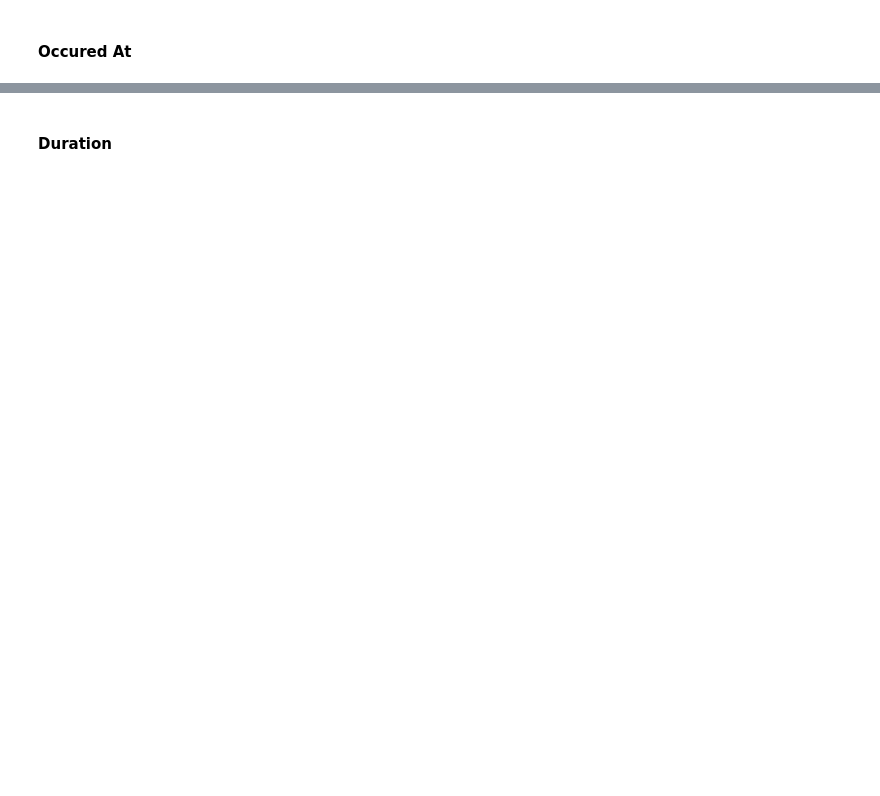
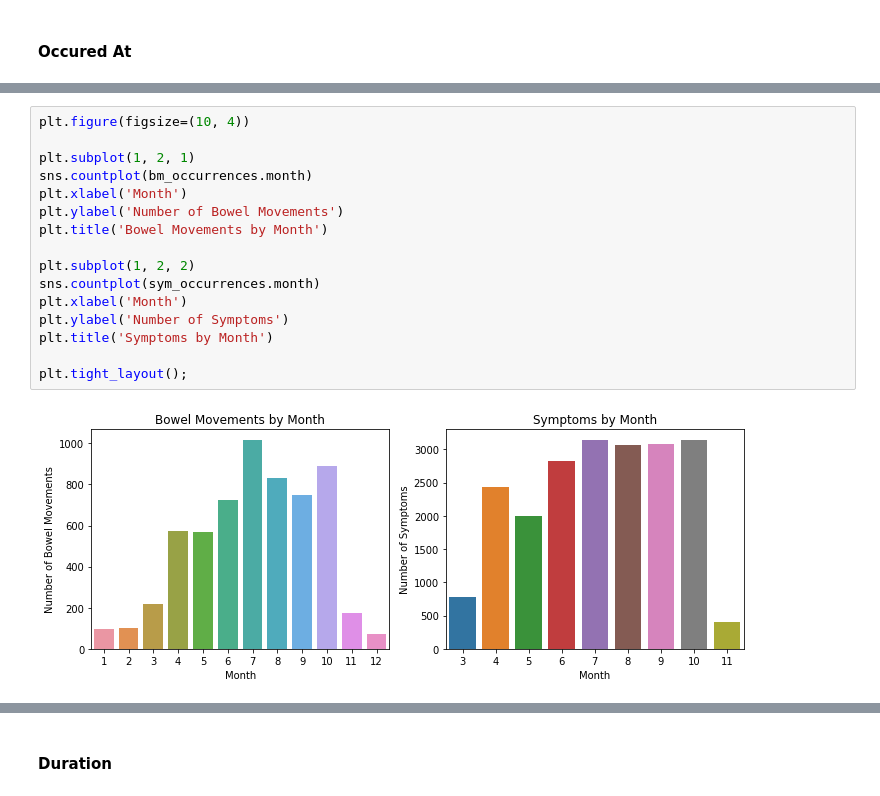
Before and after one commit to samdeverett/Dieta-User-Clustering, a Jupyter notebook: Summary.ipynb, the cells around one changed output, grey strips where cells are left out. Saved outputs shown, nothing was run; the diff lists cells and outputs as text; blank space fills up the shorter version.

```diff
--- a/Summary.ipynb
+++ b/Summary.ipynb
@@ -250,0 +291,18 @@ Bowel Movements:
+# %%
+plt.figure(figsize=(10, 4))
+
+plt.subplot(1, 2, 1)
+sns.countplot(bm_occurrences.month)
+plt.xlabel('Month')
+plt.ylabel('Number of Bowel Movements')
+plt.title('Bowel Movements by Month')
+
+plt.subplot(1, 2, 2)
+sns.countplot(sym_occurrences.month)
+plt.xlabel('Month')
+plt.ylabel('Number of Symptoms')
+plt.title('Symptoms by Month')
+
+plt.tight_layout();
+# %% [output]
+[figure, added]
```
Also changed, not shown: parts of 24 cells of this notebook.
